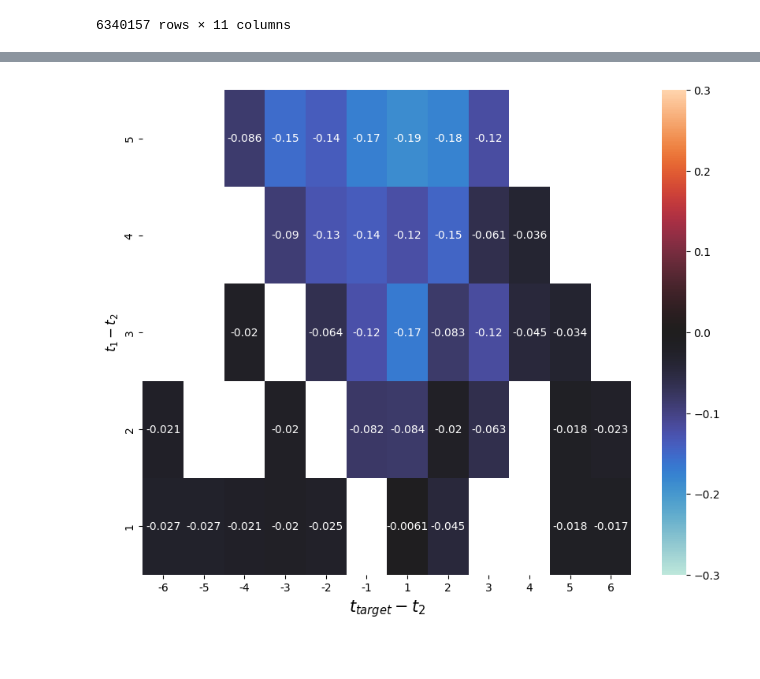
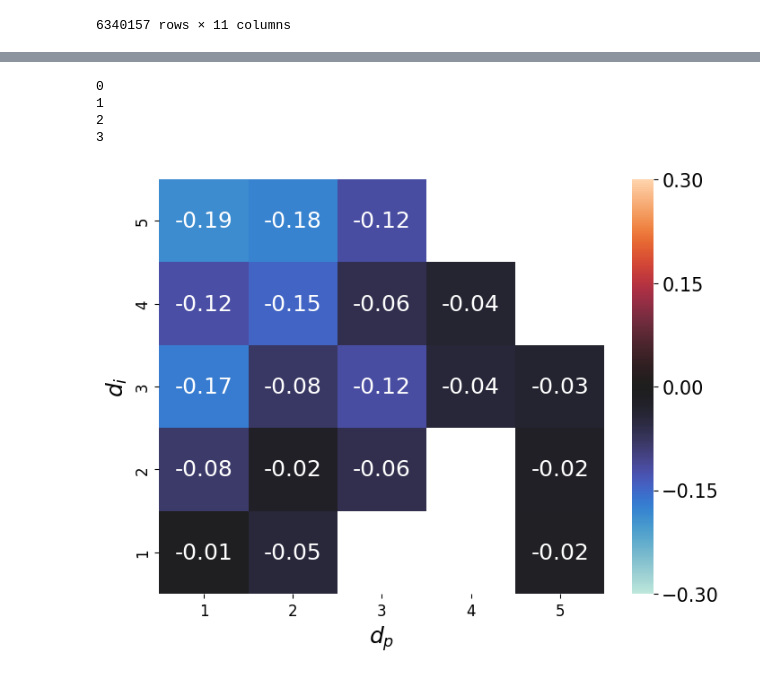
Before and after one commit to divyanshsinghvi/ShapleyInteraction4Structure, a Jupyter notebook: final/plots.ipynb, the cells around one changed output, grey strips where cells are left out. Saved outputs shown, nothing was run; the diff lists cells and outputs as text; code cells hidden in the pictures.

Commit message:
Final plots

```diff
--- a/final/plots.ipynb
+++ b/final/plots.ipynb
@@ -304,12 +316,18 @@ No artists with labels found to put in legend.  Note that artists whose label st
 import pandas as pd
 ap = []
 for i in [0, 1, 2, 3]:
+    print(i)
     abc = pd.read_pickle(f'../mwe_tagger/bert_bert.pkl_{i}')
     ab = abc.reset_index().rename(columns = {'index':'row_number'})
     ap.append(weak_df.merge(ab[['row_number', 'syntactic_distance_idx_mapped']], on = ['row_number']))
 
 ap = pd.concat(ap)
 ap['syntactic_distance_idx_mapped'] = ap[['syntactic_distance_idx_mapped', 'first_token', 'second_token']].apply(lambda x : x['syntactic_distance_idx_mapped'].get((x['first_token'], x['second_token']), -100), axis=1)
+# %% [output]
+0
+1
+2
+3
 # %%
 # import numpy as np
 # zp = ap.copy()
@@ -364,45 +382,55 @@ zp['ct'] = zp.groupby(['posdis', 'min_dist', 'syntactic_distance_idx_mapped'])['
 zp = zp[zp['ct']>100]
 # zp = zp[zp['syntactic_distance_idx_mapped']>0]
 zp = zp[zp['syntactic_distance_idx_mapped']>0]
-zp = zp[zp['syntactic_distance_idx_mapped']<=6]
+zp = zp[zp['syntactic_distance_idx_mapped']<=5]
 zp['diff_syn'] = zp.groupby(['posdis', 'min_dist'])['syntactic_distance_idx_mapped'].transform(lambda x : x.min())
 zp = zp[zp['diff_syn']==1]
+
 # zp['diff_syn'] = zp.groupby(['posdis', 'min_dist'])['syntactic_distance_idx_mapped'].transform(lambda x : x.nunique())
 # zp = zp[zp['diff_syn']>=3]
 
 
 
 from scipy.stats import pearsonr, spearmanr
 # z = zp.groupby(['posdis', 'min_dist'])[['tensor','syntactic_distance_idx_mapped']].corr(method=lambda x, y: pearsonr(x, y)[0])
 # y = zp.groupby(['posdis', 'min_dist'])[['tensor','syntactic_distance_idx_mapped']].corr(method=lambda x, y: pearsonr(x, y)[1])
 
+
 z = zp.groupby(['posdis', 'min_dist'])[['tensor','syntactic_distance_idx_mapped']].corr(method=lambda x, y: spearmanr(x, y)[0])
 y = zp.groupby(['posdis', 'min_dist'])[['tensor','syntactic_distance_idx_mapped']].corr(method=lambda x, y: spearmanr(x, y)[1])
 
 
 y = y['syntactic_distance_idx_mapped'].reset_index()
 y = y[y['level_2'] == 'tensor']
-mask_apq = y[y['min_dist'].abs()<=6].drop(columns = ['level_2']).set_index([ 'posdis', 'min_dist']).unstack()
+y = y[y['posdis'] <= 5]
+mask_apq = y[(y['min_dist'].abs()<=5) & (y['min_dist'] > 0)].drop(columns = ['level_2']).set_index([ 'posdis', 'min_dist']).unstack()
 mask_apq.columns = [x[1] for x in mask_apq.columns]
 mask_apq = mask_apq[::-1]
 mask_apq = np.where(mask_apq > 0.05, np.nan, 1)
 # mask_apq = np.where(mask_apq > 0.05, 1, 1)
 
 
 z = z['syntactic_distance_idx_mapped'].reset_index()
 z = z[z['level_2'] == 'tensor']
-apq = z[z['min_dist'].abs()<=6].drop(columns = ['level_2']).set_index([ 'posdis', 'min_dist']).unstack()
+z = z[z['posdis'] <= 5]
+
+apq = z[(z['min_dist'].abs()<=5) & (y['min_dist'] > 0)].drop(columns = ['level_2']).set_index([ 'posdis', 'min_dist']).unstack()
 apq.columns = [x[1] for x in apq.columns]
 apq = apq[::-1]
 apq = apq * mask_apq
 
 
-plt.figure(figsize=(10,8))
+plt.figure(figsize=(8,6))
 
-ax = sns.heatmap(apq, annot=True, center=0, vmin= -0.3, vmax=0.3)
-plt.xlabel('$t_{target} - t_2$', fontsize = 15) # x-axis label with fontsize 15
-plt.ylabel('$t_1 - t_2$', fontsize = 12) # y-axis label with fontsize 15
+ax = sns.heatmap(apq, annot=True, center=0, vmin=-0.3, vmax=0.3, fmt=".2f", annot_kws={"size": 18},  cbar_kws={"ticks": [-0.3, -0.15, 0, 0.15, 0.3] })
+cbar = ax.collections[0].colorbar
+cbar.ax.tick_params(labelsize=15)
+
+ax.set_xticklabels(ax.get_xticklabels(), fontsize=12)
+ax.set_yticklabels(ax.get_yticklabels(), fontsize=12)
+plt.xlabel('$d_p$', fontsize = 18) # x-axis label with fontsize 15
+plt.ylabel('$d_i$', fontsize = 18) # y-axis label with fontsize 15
 
 plt.show()
 # %% [output]
-[figure, old version]
+[figure, new version]
```
Also changed, not shown: parts of 28 cells of this notebook, 2 other files.
